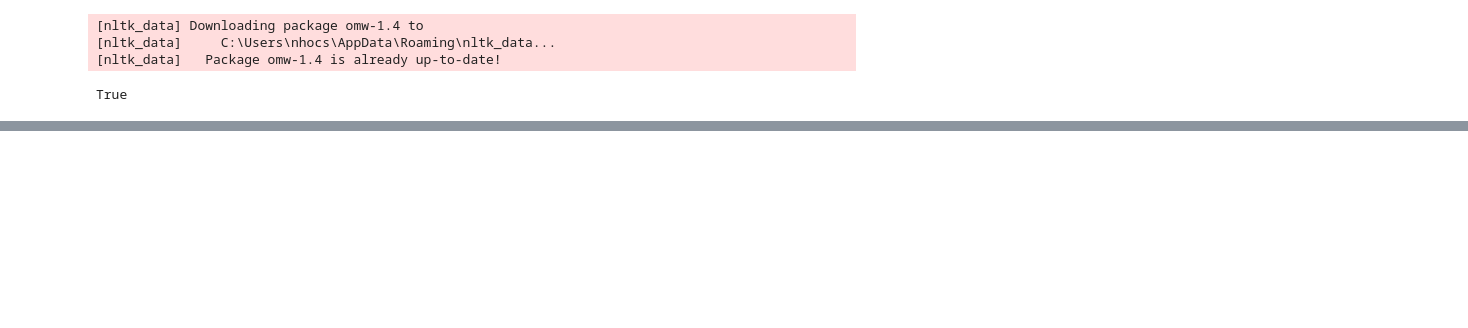
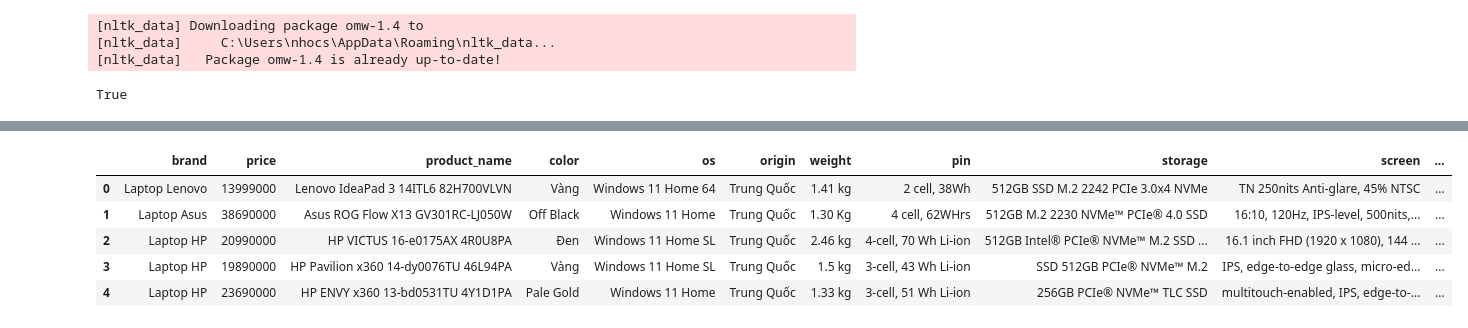
Before and after one commit to daominhkhanh20/DataIntergration, a Jupyter notebook: src/schema_mapping/Untitled-1.ipynb, the cells around one changed output, grey strips where cells are left out. Drawn from its saved outputs; the diff is of its cells as text; code cells hidden in the pictures; blank space fills up the shorter version.

Commit message:
compare phongvu & anphat

```diff
--- a/src/schema_mapping/Untitled-1.ipynb
+++ b/src/schema_mapping/Untitled-1.ipynb
@@ -14,25 +83,16 @@ True
+# %%
+df_anphat = df_anphat[list_compare]
 # %%
 import pandas as pd
 import os
-df1 = pd.read_csv('authors1.csv')
-df2 = pd.read_csv('authors2.csv')
 
 # Instantiate matcher and run
 # matcher = Coma(strategy="COMA_OPT")
 matcher = Cupid()
 # matcher = DistributionBased()
-matcher = JaccardLevenMatcher()
+# matcher = JaccardLevenMatcher()
 # matcher = SimilarityFlooding()
-matches = valentine_match(df1, df2, matcher)
+matches = valentine_match(df_pv, df_anphat, matcher)
 
 print(matches)
-
-# If ground truth available valentine could calculate the metrics
-ground_truth = [('Cited by', 'Cited by'),
-                ('Authors', 'Authors'),
-                ('EID', 'EID')]
-
-metrics = valentine_metrics.all_metrics(matches, ground_truth)
-
-print(metrics)
 # %% [output]
@@ -40,0 +100,22 @@ print(metrics)
+# %%
+pv_check = {}
+pv_match = []
+ap_match = []
+dict_match = {}
+for key,value in zip(list(matches.keys()),list(matches.values())):
+    if key[0][1] not in pv_check.keys() and  key[1][1] not in dict_match.values():
+        pv_check[key[0][1]] = 1
+        dict_match[key[0][1]] = key[1][1]
+        # pv_match.append(key[0][1])
+        # ap_match.append(key[1][1])
+# %%
+ap_check = {}
+pv_match = []
+ap_match = []
+dict_match = {}
+for key,value in zip(list(matches.keys()),list(matches.values())):
+    if key[1][1] not in ap_check.keys() and  key[0][1] not in dict_match.values():
+        ap_check[key[1][1]] = 1
+        dict_match[key[1][1]] = key[0][1]
+        pv_match.append(key[0][1])
+        ap_match.append(key[1][1])
@@ -40,0 +148,9 @@ print(metrics)
+# %%
+df_anphat[ap_match].head()
+# %% [output]
+|  | brand | price | product_name | color | os | origin | weight | pin | storage | screen | ... |
+| 0 | Laptop Lenovo | 13999000 | Lenovo IdeaPad 3 14ITL6 82H700VLVN | Vàng | Windows 11 Home 64 | Trung Quốc | 1.41 kg | 2 cell, 38Wh | 512GB SSD M.2 2242 PCIe 3.0x4 NVMe | TN 250nits Anti-glare, 45% NTSC | ... |
+| 1 | Laptop Asus | 38690000 | Asus ROG Flow X13 GV301RC-LJ050W | Off Black | Windows 11 Home | Trung Quốc | 1.30 Kg | 4 cell, 62WHrs | 512GB M.2 2230 NVMe™ PCIe® 4.0 SSD | 16:10, 120Hz, IPS-level, 500nits,... | ... |
+| 2 | Laptop HP | 20990000 | HP VICTUS 16-e0175AX 4R0U8PA | Đen | Windows 11 Home SL | Trung Quốc | 2.46 kg | 4-cell, 70 Wh Li-ion | 512GB Intel® PCIe® NVMe™ M.2 SSD ... | 16.1 inch FHD (1920 x 1080), 144 ... | ... |
+| 3 | Laptop HP | 19890000 | HP Pavilion x360 14-dy0076TU 46L94PA | Vàng | Windows 11 Home SL | Trung Quốc | 1.5 kg | 3-cell, 43 Wh Li-ion | SSD 512GB PCIe® NVMe™ M.2 | IPS, edge-to-edge glass, micro-ed... | ... |
+| 4 | Laptop HP | 23690000 | HP ENVY x360 13-bd0531TU 4Y1D1PA | Pale Gold | Windows 11 Home | Trung Quốc | 1.33 kg | 3-cell, 51 Wh Li-ion | 256GB PCIe® NVMe™ TLC SSD | multitouch-enabled, IPS, edge-to-... | ... |
```
Also changed, not shown: parts of 15 cells of this notebook, 2 other files.
